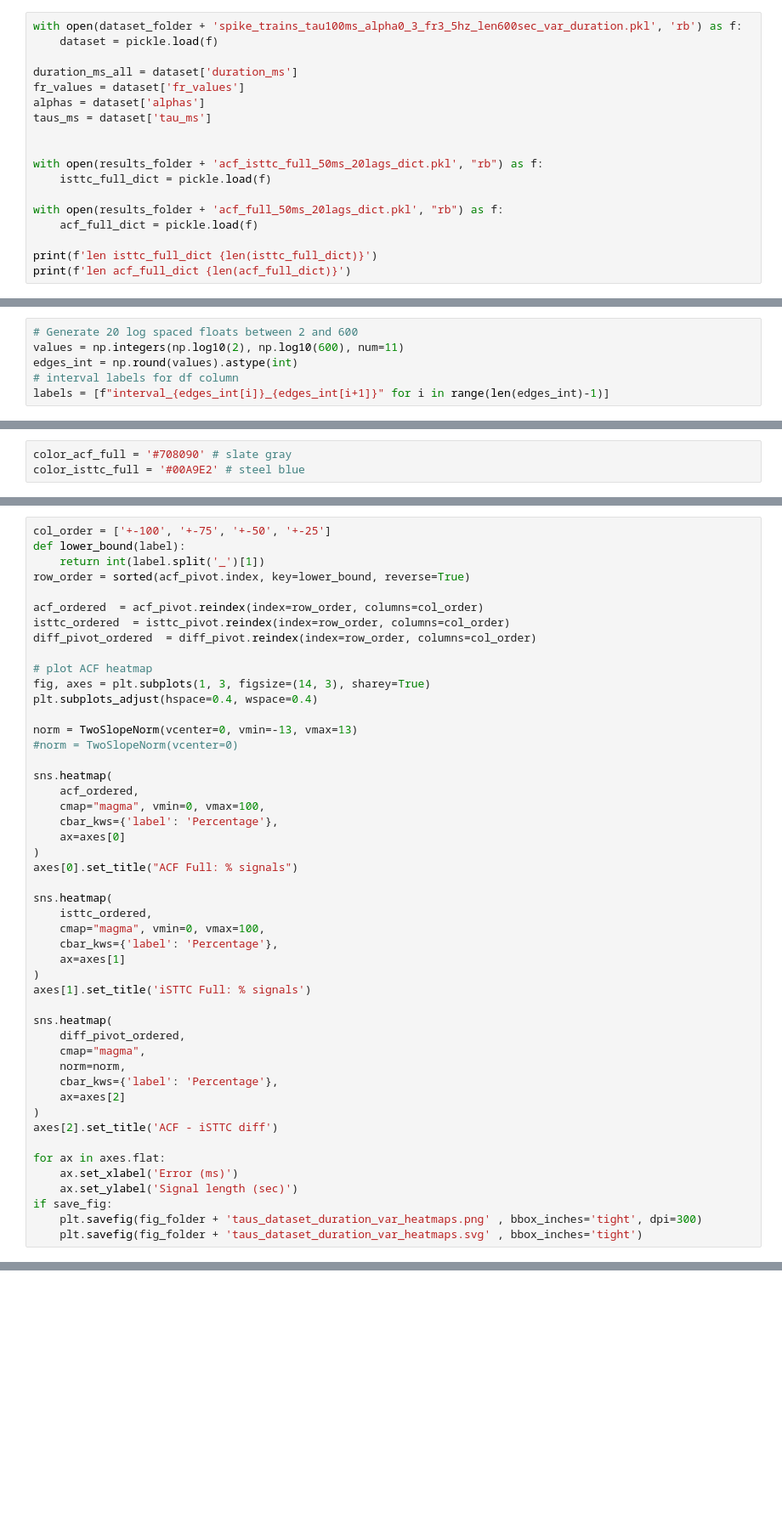
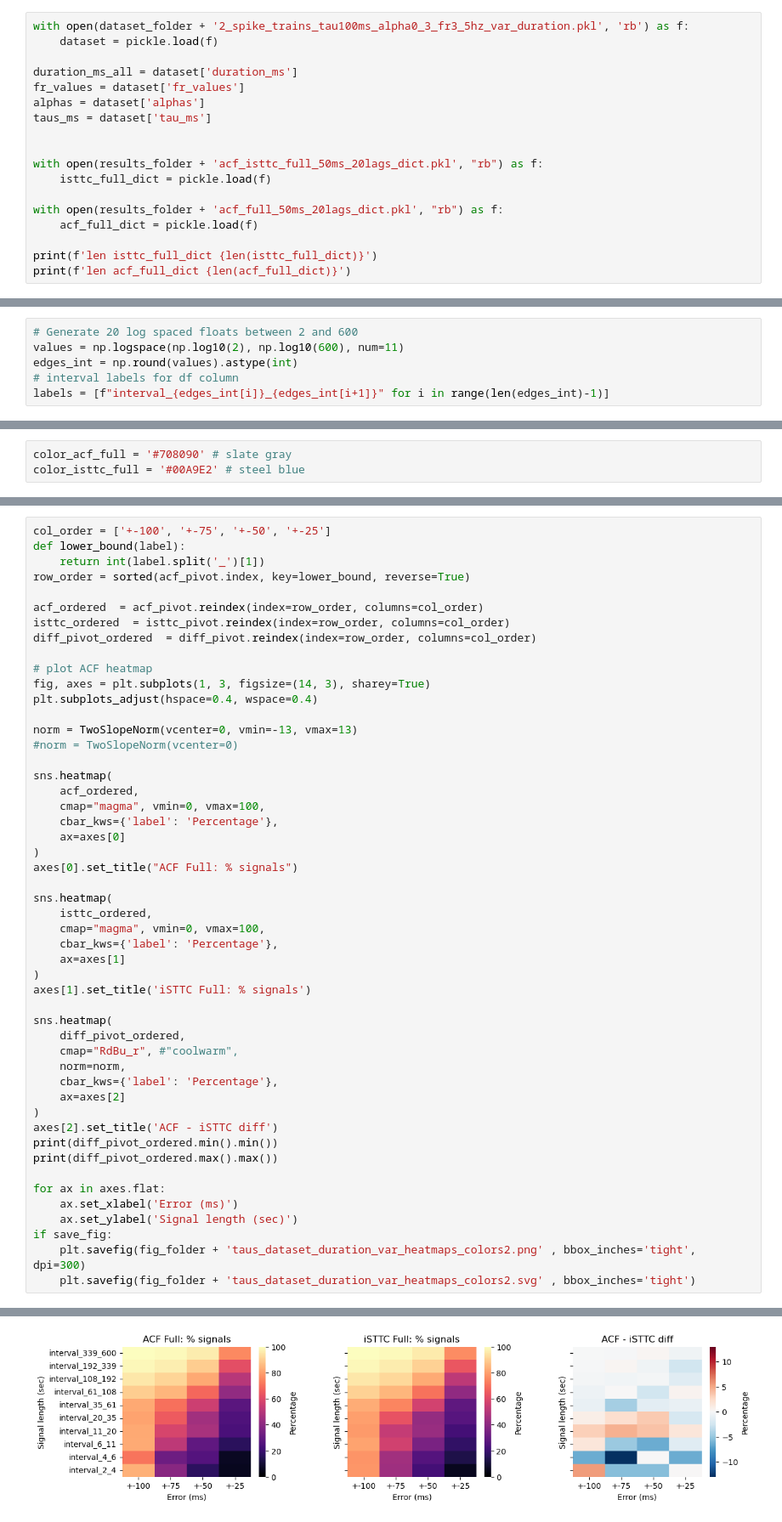
Before and after one commit to iinnpp/isttc, a Jupyter notebook: notebooks/synthetic/plot_taus_var_duration_dataset.ipynb, the cells around one changed output, grey strips where cells are left out. Shown at 85% size. Drawn from its saved outputs; the diff is of its cells as text; blank space fills up the shorter version.

```diff
--- a/notebooks/synthetic/plot_taus_var_duration_dataset.ipynb
+++ b/notebooks/synthetic/plot_taus_var_duration_dataset.ipynb
@@ -30,7 +30,7 @@ save_fig = True
 # %% [markdown]
 ### Load data
 # %%
-with open(dataset_folder + 'spike_trains_tau100ms_alpha0_3_fr3_5hz_len600sec_var_duration.pkl', 'rb') as f:
+with open(dataset_folder + '2_spike_trains_tau100ms_alpha0_3_fr3_5hz_var_duration.pkl', 'rb') as f:
     dataset = pickle.load(f)
 
 duration_ms_all = dataset['duration_ms']
@@ -62,7 +64,7 @@ def calculate_acf_decline_flag(acf_, start_idx=1, end_idx=4):
     return acf_decay
 # %%
 # Generate 20 log spaced floats between 2 and 600
-values = np.integers(np.log10(2), np.log10(600), num=11)
+values = np.logspace(np.log10(2), np.log10(600), num=11)
 edges_int = np.round(values).astype(int)
 # interval labels for df column
 labels = [f"interval_{edges_int[i]}_{edges_int[i+1]}" for i in range(len(edges_int)-1)]
@@ -347,17 +351,19 @@ axes[1].set_title('iSTTC Full: % signals')
 
 sns.heatmap(
     diff_pivot_ordered,
-    cmap="magma",
+    cmap="RdBu_r", #"coolwarm",
     norm=norm,
     cbar_kws={'label': 'Percentage'},
     ax=axes[2]
 )
 axes[2].set_title('ACF - iSTTC diff')
+print(diff_pivot_ordered.min().min())
+print(diff_pivot_ordered.max().max())
 
 for ax in axes.flat:
     ax.set_xlabel('Error (ms)')
     ax.set_ylabel('Signal length (sec)')
 if save_fig:
-    plt.savefig(fig_folder + 'taus_dataset_duration_var_heatmaps.png' , bbox_inches='tight', dpi=300)
-    plt.savefig(fig_folder + 'taus_dataset_duration_var_heatmaps.svg' , bbox_inches='tight')
+    plt.savefig(fig_folder + 'taus_dataset_duration_var_heatmaps_colors2.png' , bbox_inches='tight', dpi=300)
+    plt.savefig(fig_folder + 'taus_dataset_duration_var_heatmaps_colors2.svg' , bbox_inches='tight')
 # %% [output]
@@ -364,0 +372 @@ NameError: name 'acf_pivot' is not defined
+[figure, added]
```
Also changed, not shown: parts of 4 cells of this notebook, 4 other files.
